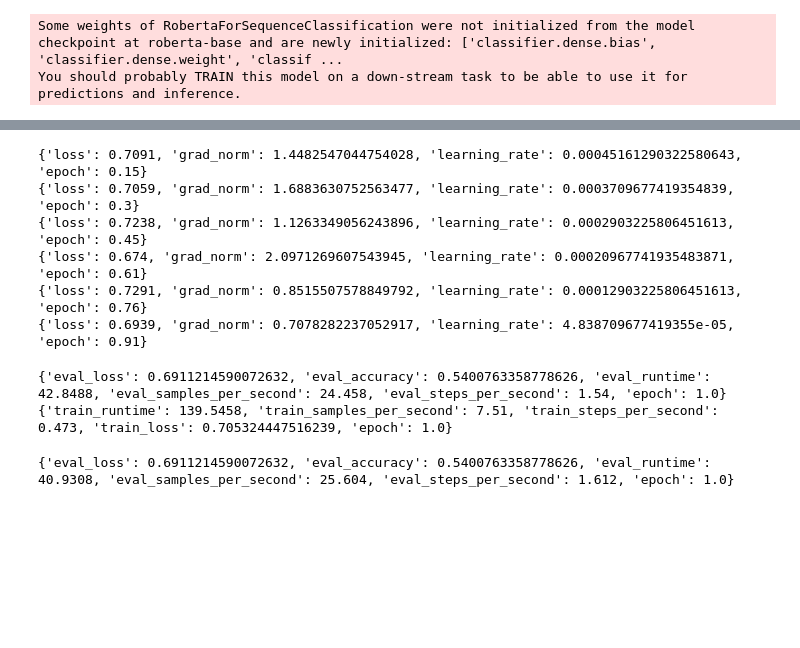
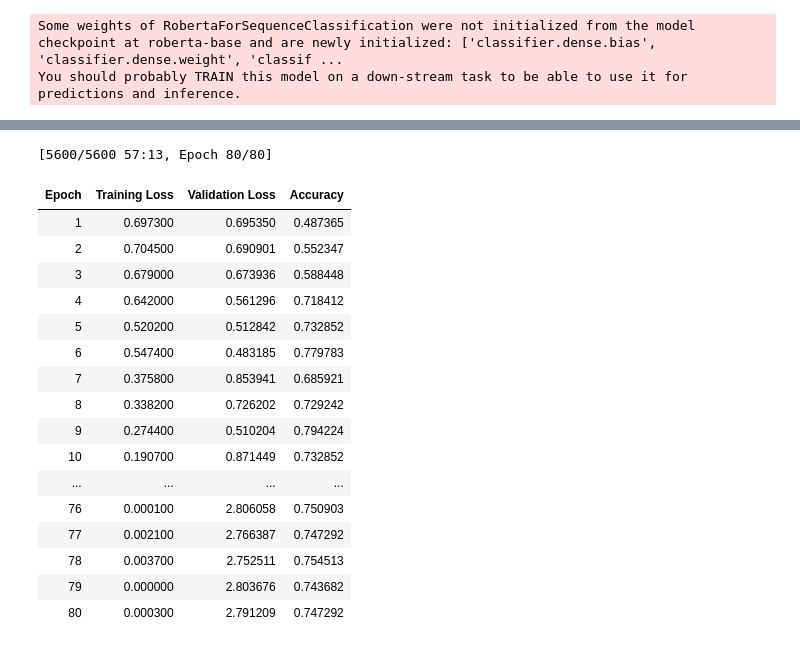
Before and after one commit to Qrauli/NLP_Lora, a Jupyter notebook: roberta_base/roBERTa_lora_rte_no_lora_init.ipynb, the cells around one changed output, grey strips where cells are left out. Cells and saved outputs as stored; diff of their text form; code cells hidden in the pictures; blank space fills up the shorter version.

```diff
--- a/roberta_base/roBERTa_lora_qnli_old.ipynb
+++ b/roberta_base/roBERTa_lora_rte_no_lora_init.ipynb
@@ -197,10 +162,0 @@ peft_model.print_trainable_parameters
-# %%
-parameters = {
-    "sequence_length": 128,
-    "epochs": 1,
-    "batch_size": 16,
-    "learning_rate": 5e-4,
-    #"weight_decay": 0.01,
-    "warmup_ratio": 0.06,
-    "optimizer": 'adamw_torch'
-}
@@ -234,8 +180,28 @@ len(test_dataset.filter(lambda x: x['label'] == -1))
+# %%
+# Tokenize the dataset
+def preprocess_function(examples):
+    # Remove entries with -1
+    return tokenizer(examples["sentence1"], examples["sentence2"], truncation=True, padding="max_length", max_length=parameters['sequence_length'])
+
+#train_encoded_dataset = dataset['train'].map(preprocess_function, batched=True)
+#test_encoded_dataset = test_set.map(preprocess_function, batched=True)
+#val_encoded_dataset = validation_set.map(preprocess_function, batched=True)
+
+# Prepare datasets for training
+
+# For debug purposes: Load only 1 % of the dataset
+#train_dataset = dataset['train'].map(preprocess_function, batched=True).shuffle(seed=seed)
+#eval_dataset = dataset['validation'].map(preprocess_function, batched=True).shuffle(seed=seed)
+#test_dataset = dataset['test'].map(preprocess_function, batched=True)
+
+train_dataset = train_dataset.map(preprocess_function, batched=True).shuffle(seed=seed)
+eval_dataset = eval_dataset.map(preprocess_function, batched=True).shuffle(seed=seed)
+test_dataset = test_dataset.map(preprocess_function, batched=True).shuffle(seed=seed)
 # %%
 
 # Define training arguments
 training_args = TrainingArguments(
-    output_dir="./results",  # Directory to save model checkpoints
+    output_dir=f"./{parameters['output_folder']}/results",  # Directory to save model checkpoints
     evaluation_strategy="epoch",
     learning_rate=parameters['learning_rate'],
     per_device_train_batch_size=parameters['batch_size'],
@@ -244,45 +210,54 @@ training_args = TrainingArguments(
     weight_decay=parameters['weight_decay'],
     save_strategy="epoch",
     logging_dir="./logs",
     logging_steps=10,
     optim=parameters['optimizer'],
     load_best_model_at_end=True,
     report_to="none",
     warmup_ratio=parameters['warmup_ratio'],
 )
 
 # Accuracy metric
-accuracy_metric = load('accuracy')
+metric = load('accuracy')
 
 def compute_accuracy(p):
     preds = p.predictions.argmax(axis=1)
     labels = p.label_ids
-    return accuracy_metric.compute(predictions=preds, references=labels)
+    return metric.compute(predictions=preds, references=labels)
 
 # Define the trainer
 trainer = Trainer(
     model=peft_model,
     args=training_args,
     train_dataset=train_dataset,
-    eval_dataset=val_dataset,
+    eval_dataset=eval_dataset,
     tokenizer=tokenizer,
     compute_metrics=compute_accuracy
 )
 
 # Train the model
 #trainer.train(resume_from_checkpoint=True)
 trainer.train()
 
-# Evaluate the model
-results = trainer.evaluate()
-print(results)
+
+# Save model
+trainer.save_model(f"./{parameters['output_folder']}/model")
 # %% [output]
-{'loss': 0.7091, 'grad_norm': 1.4482547044754028, 'learning_rate': 0.00045161290322580643, 'epoch': 0.15}
-{'loss': 0.7059, 'grad_norm': 1.6883630752563477, 'learning_rate': 0.0003709677419354839, 'epoch': 0.3}
-{'loss': 0.7238, 'grad_norm': 1.1263349056243896, 'learning_rate': 0.0002903225806451613, 'epoch': 0.45}
-{'loss': 0.674, 'grad_norm': 2.0971269607543945, 'learning_rate': 0.00020967741935483871, 'epoch': 0.61}
-{'loss': 0.7291, 'grad_norm': 0.8515507578849792, 'learning_rate': 0.00012903225806451613, 'epoch': 0.76}
-{'loss': 0.6939, 'grad_norm': 0.7078282237052917, 'learning_rate': 4.838709677419355e-05, 'epoch': 0.91}
+[5600/5600 57:13, Epoch 80/80]
-{'eval_loss': 0.6911214590072632, 'eval_accuracy': 0.5400763358778626, 'eval_runtime': 42.8488, 'eval_samples_per_second': 24.458, 'eval_steps_per_second': 1.54, 'epoch': 1.0}
-{'train_runtime': 139.5458, 'train_samples_per_second': 7.51, 'train_steps_per_second': 0.473, 'train_loss': 0.705324447516239, 'epoch': 1.0}
-{'eval_loss': 0.6911214590072632, 'eval_accuracy': 0.5400763358778626, 'eval_runtime': 40.9308, 'eval_samples_per_second': 25.604, 'eval_steps_per_second': 1.612, 'epoch': 1.0}
+| Epoch | Training Loss | Validation Loss | Accuracy |
+| 1 | 0.697300 | 0.695350 | 0.487365 |
+| 2 | 0.704500 | 0.690901 | 0.552347 |
+| 3 | 0.679000 | 0.673936 | 0.588448 |
+| 4 | 0.642000 | 0.561296 | 0.718412 |
+| 5 | 0.520200 | 0.512842 | 0.732852 |
+| 6 | 0.547400 | 0.483185 | 0.779783 |
+| 7 | 0.375800 | 0.853941 | 0.685921 |
+| 8 | 0.338200 | 0.726202 | 0.729242 |
+| 9 | 0.274400 | 0.510204 | 0.794224 |
+| 10 | 0.190700 | 0.871449 | 0.732852 |
+| ... | ... | ... | ... |
+| 76 | 0.000100 | 2.806058 | 0.750903 |
+| 77 | 0.002100 | 2.766387 | 0.747292 |
+| 78 | 0.003700 | 2.752511 | 0.754513 |
+| 79 | 0.000000 | 2.803676 | 0.743682 |
+| 80 | 0.000300 | 2.791209 | 0.747292 |
```
Also changed, not shown: parts of 29 cells of this notebook, 10 other files.
